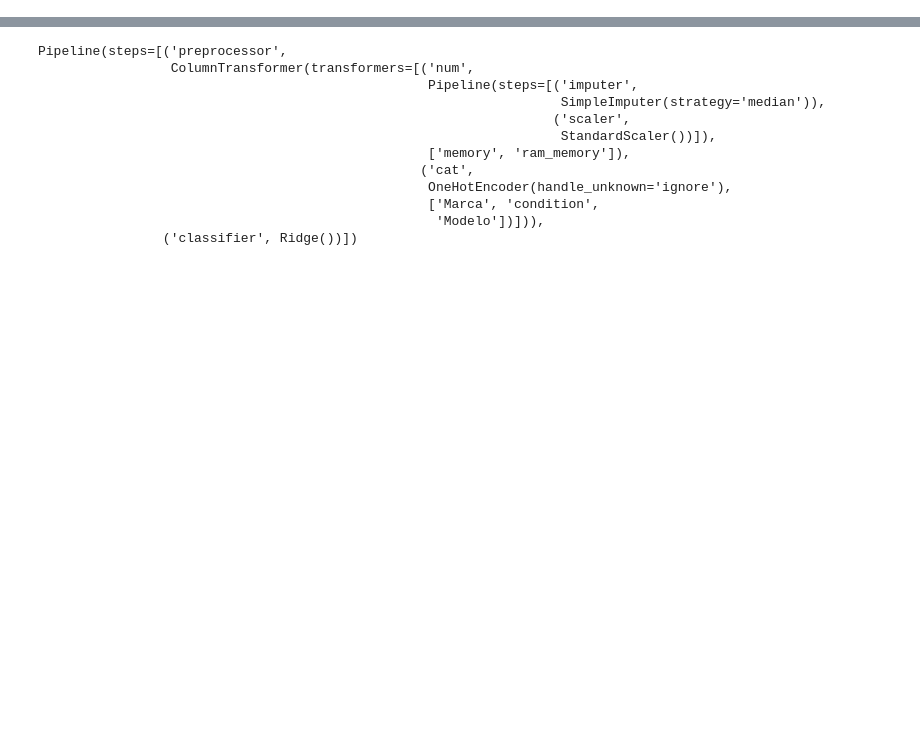
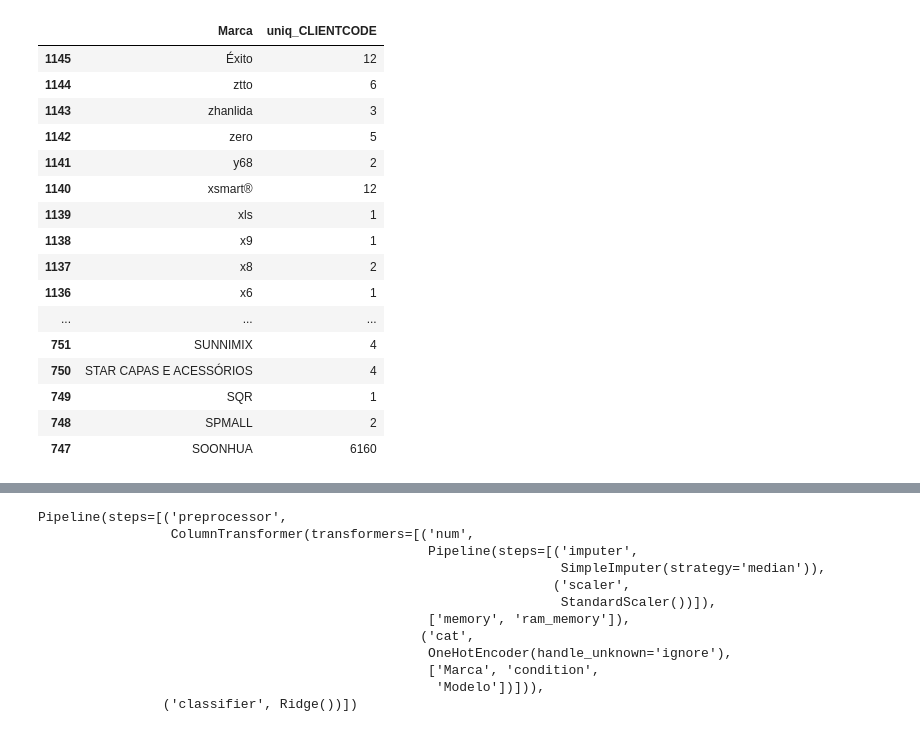
Before and after one commit to lucasobispo/precificacao_mercadolivre_tcc, a Jupyter notebook: Jupyer-Notebooks/Modelagem - One hot encoding.ipynb, the cells around one changed output, grey strips where cells are left out. Saved outputs shown, nothing was run; the diff lists cells and outputs as text; code cells hidden in the pictures; blank space fills up the shorter version.

```diff
--- a/Jupyer-Notebooks/Modelagem - One hot encoding.ipynb
+++ b/Jupyer-Notebooks/Modelagem - One hot encoding.ipynb
@@ -35,6 +48,27 @@ for values in base_juntada_atributes['title_upper']:
 #     print(*GB_search)
 base_juntada_atributes['memory'] = GB_search
 base_juntada_atributes['ram_memory'] = GBRAM_search
+# %%
+unique_count = base_juntada_atributes.groupby(['Marca'], as_index=False).agg(uniq_CLIENTCODE =('Marca',pd.Series.count))
+unique_count.sort_values(by=['Marca'],ascending=False).head(500)
+# %% [output]
+|  | Marca | uniq_CLIENTCODE |
+| 1145 | Éxito | 12 |
+| 1144 | ztto | 6 |
+| 1143 | zhanlida | 3 |
+| 1142 | zero | 5 |
+| 1141 | y68 | 2 |
+| 1140 | xsmart® | 12 |
+| 1139 | xls | 1 |
+| 1138 | x9 | 1 |
+| 1137 | x8 | 2 |
+| 1136 | x6 | 1 |
+| ... | ... | ... |
+| 751 | SUNNIMIX | 4 |
+| 750 | STAR CAPAS E ACESSÓRIOS | 4 |
+| 749 | SQR | 1 |
+| 748 | SPMALL | 2 |
+| 747 | SOONHUA | 6160 |
 # %%
 list_select = ['Linha','Marca','Modelo de GPU','title_upper','Modelo','Modelo do processador','Peso','price','category_file','address.city_name','address.city_id','address.state_name','address.state_id'	,'condition','category_id','permalink', 'memory', 'ram_memory']
 base_juntada_atributes_filtrada = base_juntada_atributes[list_select]
```
Also changed, not shown: parts of 6 cells of this notebook.
